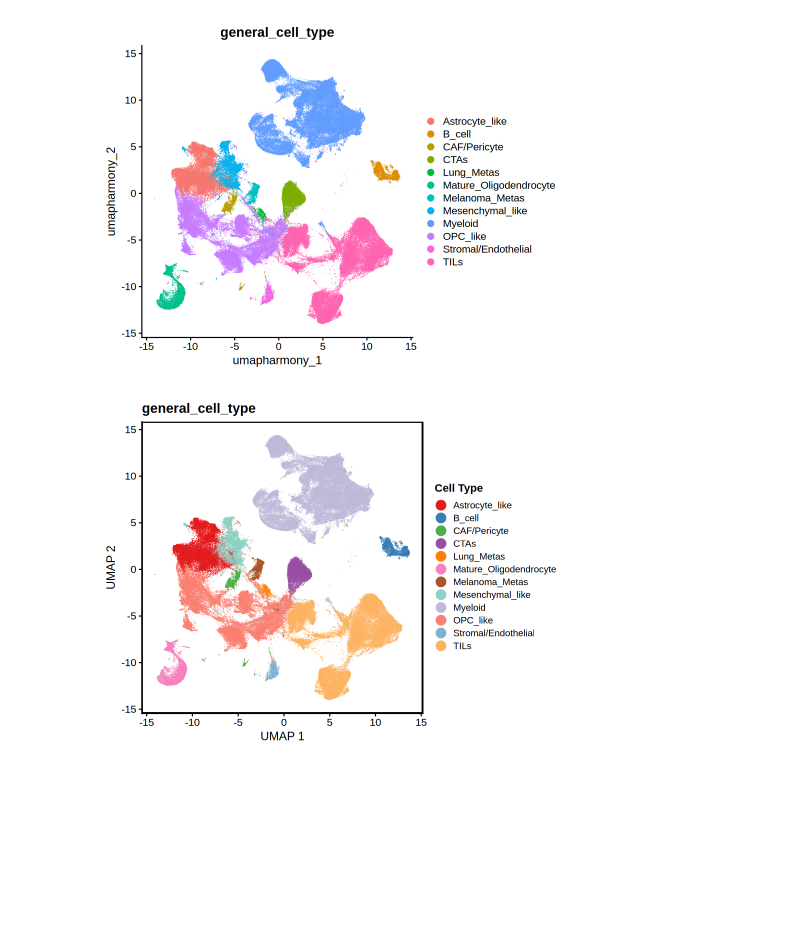
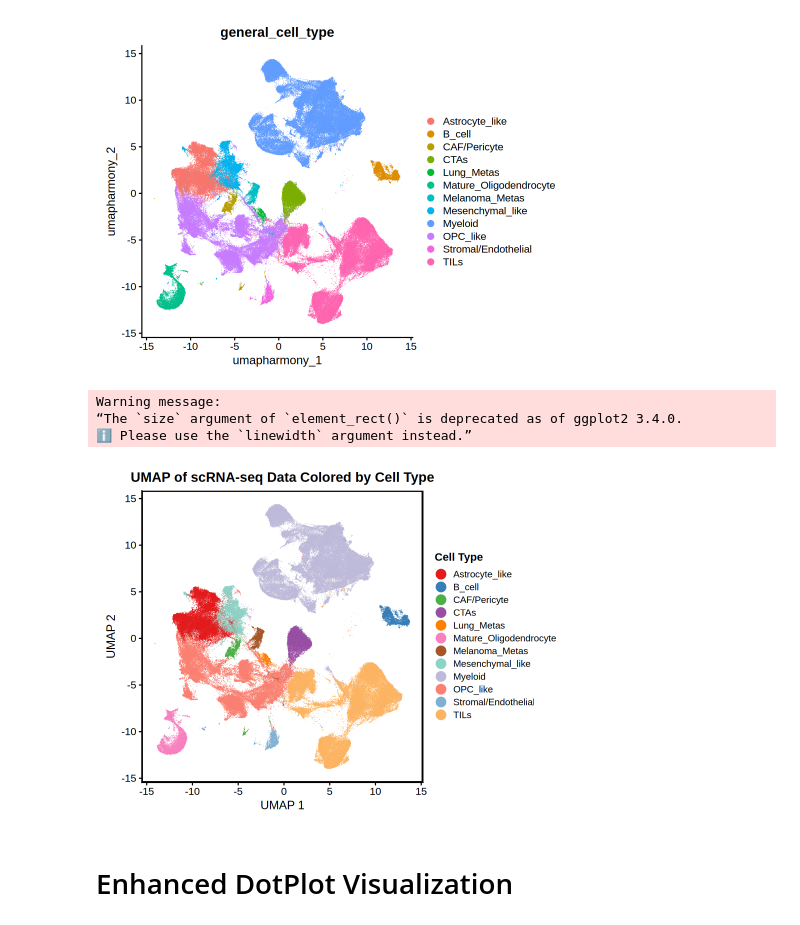
Before and after one commit to bao-mathmod/Gliomas, a Jupyter notebook: 04.upstream/4.3_scRNA/02.downstream/01_1_integrate_pub.ipynb, the cells around one changed output. Cells and saved outputs as stored; diff of their text form; code cells hidden in the pictures; blank space fills up the shorter version.

```diff
--- a/04.upstream/4.3_scRNA/02.downstream/01_1_integrate_pub.ipynb
+++ b/04.upstream/4.3_scRNA/02.downstream/01_1_integrate_pub.ipynb
@@ -117,37 +137,44 @@ p_formatted <- p_base +
     labs(
         x = "UMAP 1",
         y = "UMAP 2",
+        title = "UMAP of scRNA-seq Data Colored by Cell Type",
         color = "Cell Type" # Renames the legend title
     ) +
 
     # Apply a minimal, publication-ready theme
     theme_cowplot() +
 
     # Theme adjustments for a clean, final look
     theme(
         # Set text sizes
         axis.text = element_text(size = 12, color = "black"),
         axis.title = element_text(size = 14, color = "black"),
         legend.text = element_text(size = 11, color = "black"),
+        plot.title = element_text(size = 16, face = "bold", hjust = 0.5),
         legend.title = element_text(size = 13, face = "bold", color = "black"),
 
         # Requirement: Remove all background gridlines
         panel.grid.major = element_blank(),
         panel.grid.minor = element_blank(),
 
         # Requirement: Add a clean panel border
         panel.border = element_rect(color = "black", fill = NA, size = 1),
 
         # Ensure plot axis lines are visible
         axis.line = element_line(color = "black")
     ) +
 
     # Requirement: Increase legend point size for clarity
     guides(color = guide_legend(
         override.aes = list(size = 5),
         ncol = 1 # Ensure legend is a single vertical column
     ))
 
 p_formatted
 # %% [output]
+Warning message:
+“The `size` argument of `element_rect()` is deprecated as of ggplot2 3.4.0.
+ℹ Please use the `linewidth` argument instead.”
-[figure, old version]
+[figure, new version]
+# %% [markdown]
+# Enhanced DotPlot Visualization
```
Also changed, not shown: parts of 11 cells of this notebook, 3 other files.
